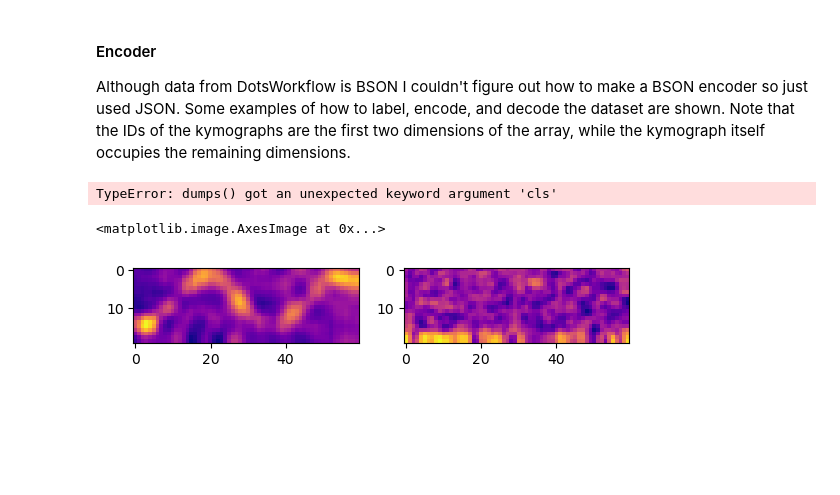
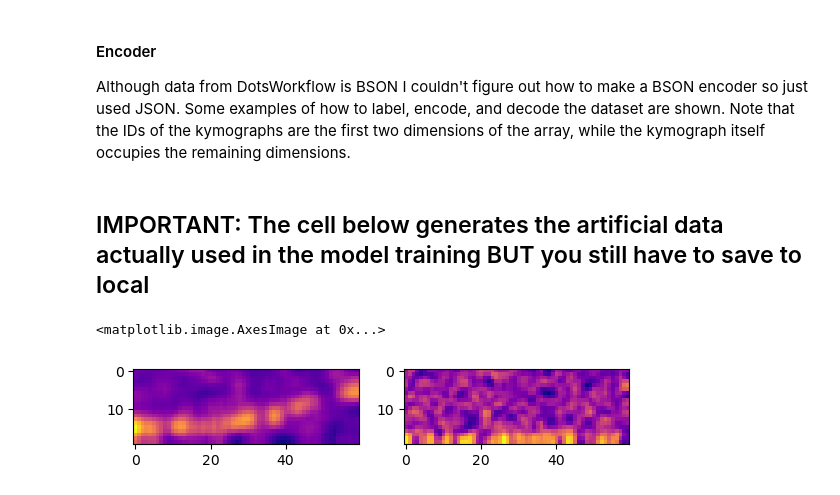
Before and after one commit to jstickelmaier/wonglab-capstone, a Jupyter notebook: ArtificialData/ArtificialData.ipynb, the cells around one changed output. Drawn from its saved outputs; the diff is of its cells as text; code cells hidden in the pictures; blank space fills up the shorter version.

Commit message:
Changed format of saved JSON traces

```diff
--- a/ArtificialData/ArtificialData.ipynb
+++ b/ArtificialData/ArtificialData.ipynb
@@ -258,12 +258,14 @@ def sampleGenerator(n, h, w, forms = ['sin','polar','random']):
 
     """Generates artificial dataset with n size hxw kymographs of each form specified"""
 
-    sampleSize = [n,len(forms),h,w]
+    sampleSize = [n*len(forms),h,w]
     sample = np.zeros(sampleSize)
+    j = 0
 
-    for i in range(len(forms)): #0:2
-        for j in range(n):
-            sample[j,i] = KymogenGenerative(style = forms[i], height=h, width=w)
+    for i in range(len(forms)*n): #0:2
+        sample[i,:,:] = KymogenGenerative(style = forms[j], height=h, width=w)
+        if (i > 1 and int(i%100) == 0):
+            j = j+1
 
     return sample
 # %% [markdown]
@@ -294,27 +296,27 @@ def bson_numpy_dumps(obj):
 
 def bson_numpy_loads(bson_data):
     return bson.loads(bson_data)
+# %% [markdown]
+## IMPORTANT: The cell below generates the artificial data actually used in the model training BUT you still have to save to local
 # %%
-#Example encoding process (JSON)
-kymoset = sampleGenerator(50,20,60,forms=['sin','polar','random'])
+#JSON encoding process
+kymoset = sampleGenerator(100,20,60,forms=['sin','polar','random'])
 kymoset_data = {"kymoset": kymoset}
 kymoset_JSON = json.dumps(kymoset_data, cls=NumpyTensor)
 # %%
 #Example encoding process (BSON)
-kymoset = sampleGenerator(50,20,60,forms=['sin','polar','random'])
-kymoset_data = {"kymoset": kymoset}
-kymoset_BSON = bson.dumps(kymoset_data, cls=NumpyTensorBSON)
+# kymoset = sampleGenerator(50,20,60,forms=['sin','polar','random'])
+# kymoset_data = {"kymoset": kymoset}
+# kymoset_BSON = bson.dumps(kymoset_data, cls=NumpyTensorBSON)
-# %% [output]
-TypeError: dumps() got an unexpected keyword argument 'cls'
 # %%
 #Example decoding process (probably not necessary with pytorch dataloader) and demo of storage indicies
 decoded_kymo = np.asarray(json.loads(kymoset_JSON)["kymoset"])
 plt.subplot(1,2,1)
-plt.imshow(decoded_kymo[0,0,:,:], cmap='plasma', interpolation='nearest')
+plt.imshow(decoded_kymo[0,:,:], cmap='plasma', interpolation='nearest')
 plt.subplot(1,2,2)
-plt.imshow(decoded_kymo[2,1,:,:], cmap='plasma', interpolation='nearest')
+plt.imshow(decoded_kymo[101,:,:], cmap='plasma', interpolation='nearest')
 # %% [output]
 <matplotlib.image.AxesImage at 0x...>
-[figure, old version]
+[figure, new version]
 # %%
 #Example dump to a file in local system
```
Also changed, not shown: parts of 2 cells of this notebook, 2 other files.
